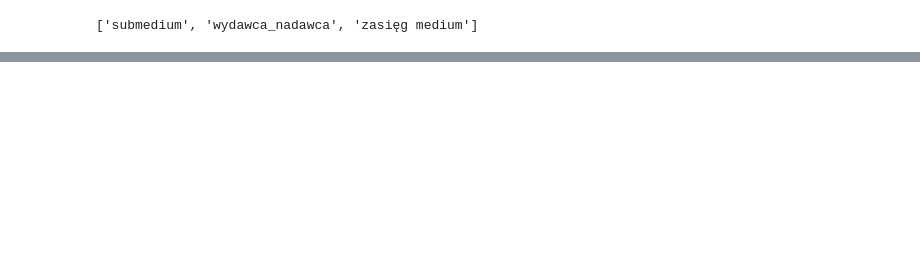
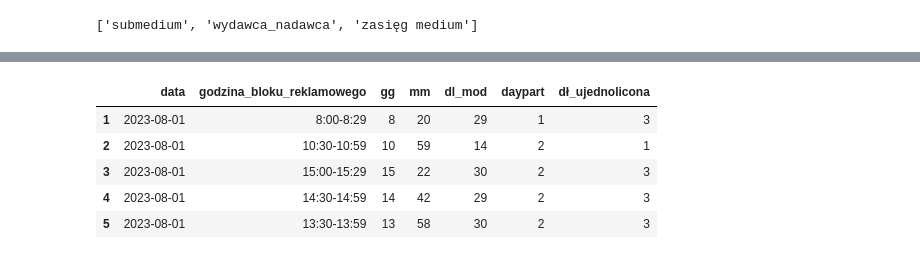
Before and after one commit to MrSz-84/cs50sql_fin, a Jupyter notebook: populate.ipynb, the cells around one changed output, grey strips where cells are left out. Drawn from its saved outputs; the diff is of its cells as text; code cells hidden in the pictures; blank space fills up the shorter version.

Commit message:
Inserting  to ad_time_detail table -> tests green. JOINS green.

```diff
--- a/populate.ipynb
+++ b/populate.ipynb
@@ -408,3 +387,71 @@ submediums.head(25)
 submediums.columns.values.tolist()
 # %% [output]
 ['submedium', 'wydawca_nadawca', 'zasięg medium']
+# %%
+ad_time = df[['data', 'godzina_bloku_reklamowego', 'gg', 'mm', 'dl_mod', 'daypart', 'dł_ujednolicona']]
+ad_time.index = ad_time.index + 1
+
+conn = psycopg2.connect(
+    f'''dbname={tools.conf.DB}
+        user={tools.conf.USER}
+        host={tools.conf.HOST}
+        port={tools.conf.PORT}
+    '''
+    )
+cur = conn.cursor()
+
+query1 = sql.SQL('SELECT {fields} FROM {table}').format(
+    fields=sql.SQL(',').join([
+        sql.Identifier('length'),
+        sql.Identifier('id')
+        ]),
+    table=sql.Identifier('unified_lenghts'))
+
+cur.execute(query1)
+unified_lengths = dict(cur.fetchall())
+
+query2 = sql.SQL('SELECT {fields} FROM {table}').format(
+    fields=sql.SQL(',').join([
+        sql.Identifier('daypart'),
+        sql.Identifier('id')
+        ]),
+    table=sql.Identifier('dayparts'))
+
+cur.execute(query2)
+dayparts = dict(cur.fetchall())
+
+
+ad_time['daypart'] = ad_time['daypart'].map(dayparts)
+ad_time['dł_ujednolicona'] = ad_time['dł_ujednolicona'].map(unified_lengths)
+
+
+
+query3 = sql.SQL(
+    '''
+    INSERT INTO {table} ({field1}, {field2}, {field3}, {field4}, {field5}, {field6}, {field7})
+    VALUES (%s, %s ,%s, %s ,%s, %s ,%s)
+    ''')
+
+for _, elem in ad_time.iterrows():
+    cur.execute(
+        query3.format(
+            table=sql.Identifier('ad_time_details'),
+            field1=sql.Identifier('date'),
+            field2=sql.Identifier('ad_slot_hour'),
+            field3=sql.Identifier('gg'),
+            field4=sql.Identifier('mm'),
+            field5=sql.Identifier('length_mod'),
+            field6=sql.Identifier('daypart_id'),
+            field7=sql.Identifier('unified_length_id')),
+            (elem['data'], elem['godzina_bloku_reklamowego'], elem['gg'],
+             elem['mm'], elem['dl_mod'], elem['daypart'],
+             elem['dł_ujednolicona'],
+            )
+    )
+
+conn.commit()
+
+conn.close()
+
+ad_time.head(5)
+# %% [output]
@@ -410,0 +468,6 @@ submediums.columns.values.tolist()
+|  | data | godzina_bloku_reklamowego | gg | mm | dl_mod | daypart | dł_ujednolicona |
+| 1 | 2023-08-01 | 8:00-8:29 | 8 | 20 | 29 | 1 | 3 |
+| 2 | 2023-08-01 | 10:30-10:59 | 10 | 59 | 14 | 2 | 1 |
+| 3 | 2023-08-01 | 15:00-15:29 | 15 | 22 | 30 | 2 | 3 |
+| 4 | 2023-08-01 | 14:30-14:59 | 14 | 42 | 29 | 2 | 3 |
+| 5 | 2023-08-01 | 13:30-13:59 | 13 | 58 | 30 | 2 | 3 |
```
Also changed, not shown: parts of 3 cells of this notebook.
